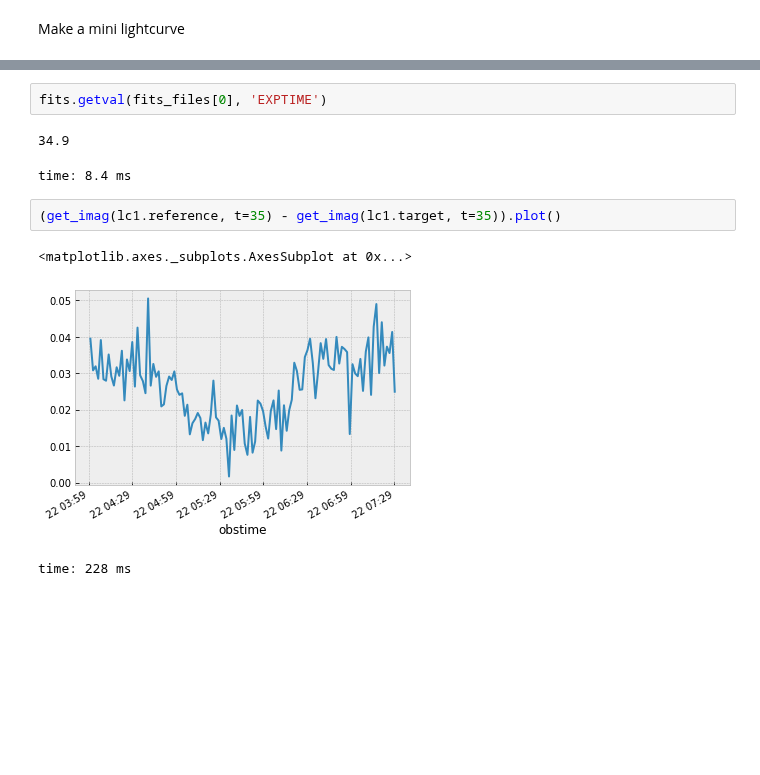
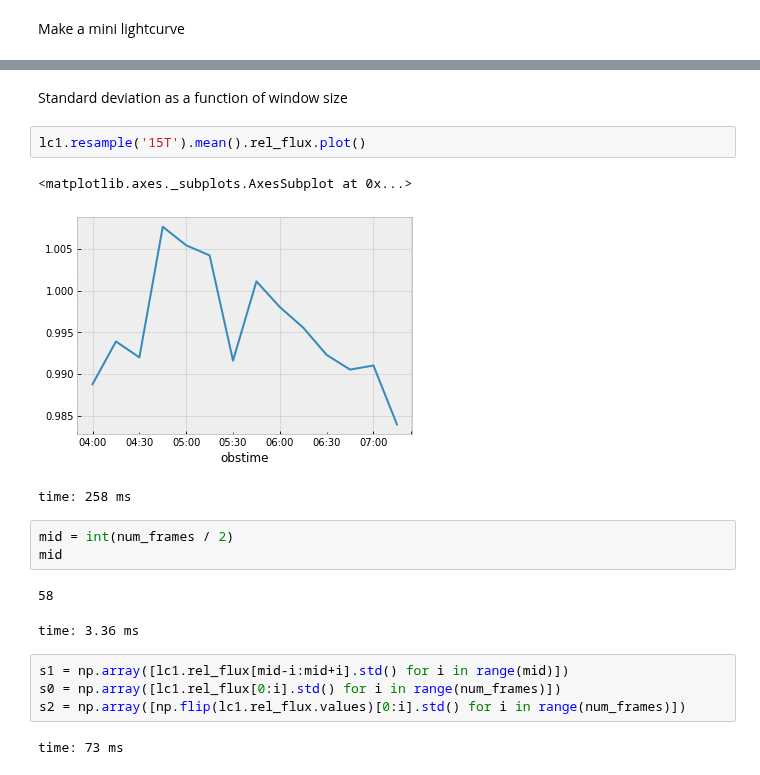
Before and after one commit to panoptes/panoptes-pipeline, a Jupyter notebook: examples/notebooks/ProcessTargetExample.ipynb, the cells around one changed output, grey strips where cells are left out. Cells and saved outputs as stored; diff of their text form; blank space fills up the shorter version.

```diff
--- a/examples/notebooks/ProcessTargetExample.ipynb
+++ b/examples/notebooks/ProcessTargetExample.ipynb
@@ -743,11 +537,20 @@ time: 933 µs
-# %%
-fits.getval(fits_files[0], 'EXPTIME')
-# %% [output]
-34.9
-time: 8.4 ms
-# %%
-(get_imag(lc1.reference, t=35) - get_imag(lc1.target, t=35)).plot()
-# %% [output]
-<matplotlib.axes._subplots.AxesSubplot at 0x...>
-[figure, removed]
-time: 228 ms
+# %% [markdown]
+Standard deviation as a function of window size
+# %%
+lc1.resample('15T').mean().rel_flux.plot()
+# %% [output]
+<matplotlib.axes._subplots.AxesSubplot at 0x...>
+[figure, added]
+time: 258 ms
+# %%
+mid = int(num_frames / 2)
+mid
+# %% [output]
+58
+time: 3.36 ms
+# %%
+s1 = np.array([lc1.rel_flux[mid-i:mid+i].std() for i in range(mid)])
+s0 = np.array([lc1.rel_flux[0:i].std() for i in range(num_frames)])
+s2 = np.array([np.flip(lc1.rel_flux.values)[0:i].std() for i in range(num_frames)])
+# %% [output]
+time: 73 ms
```
Also changed, not shown: parts of 75 cells of this notebook, 6 other files.
